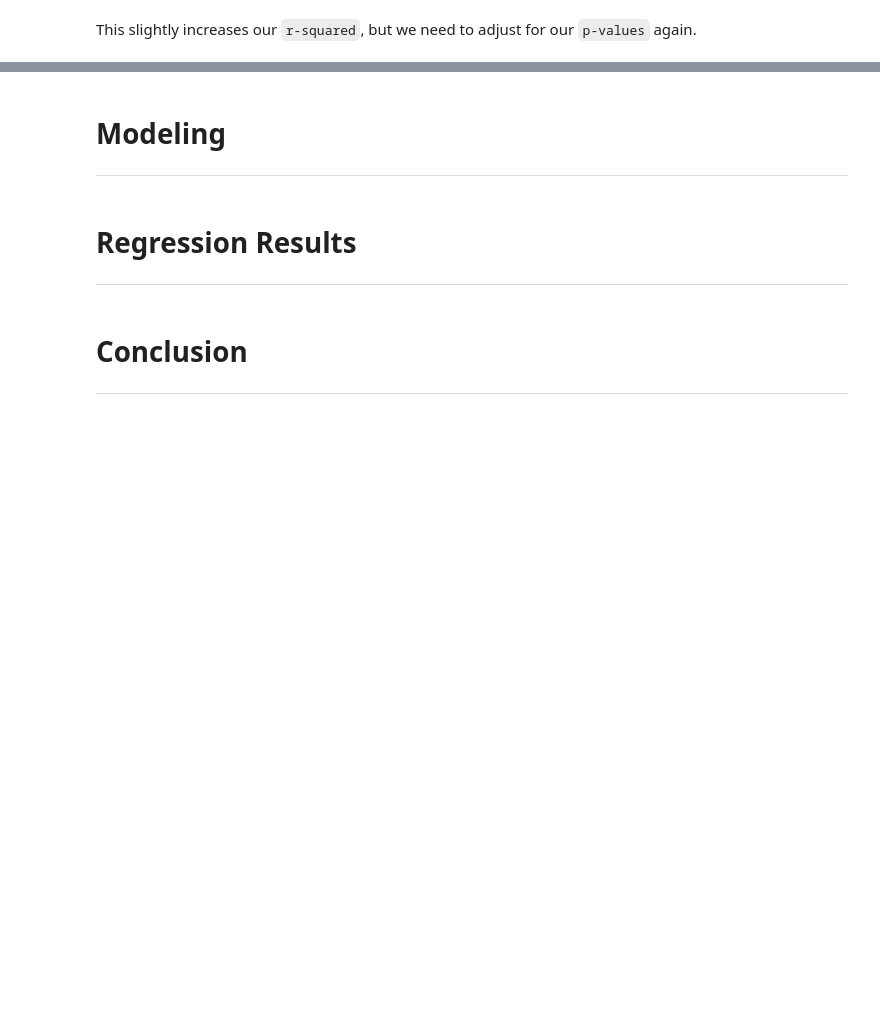
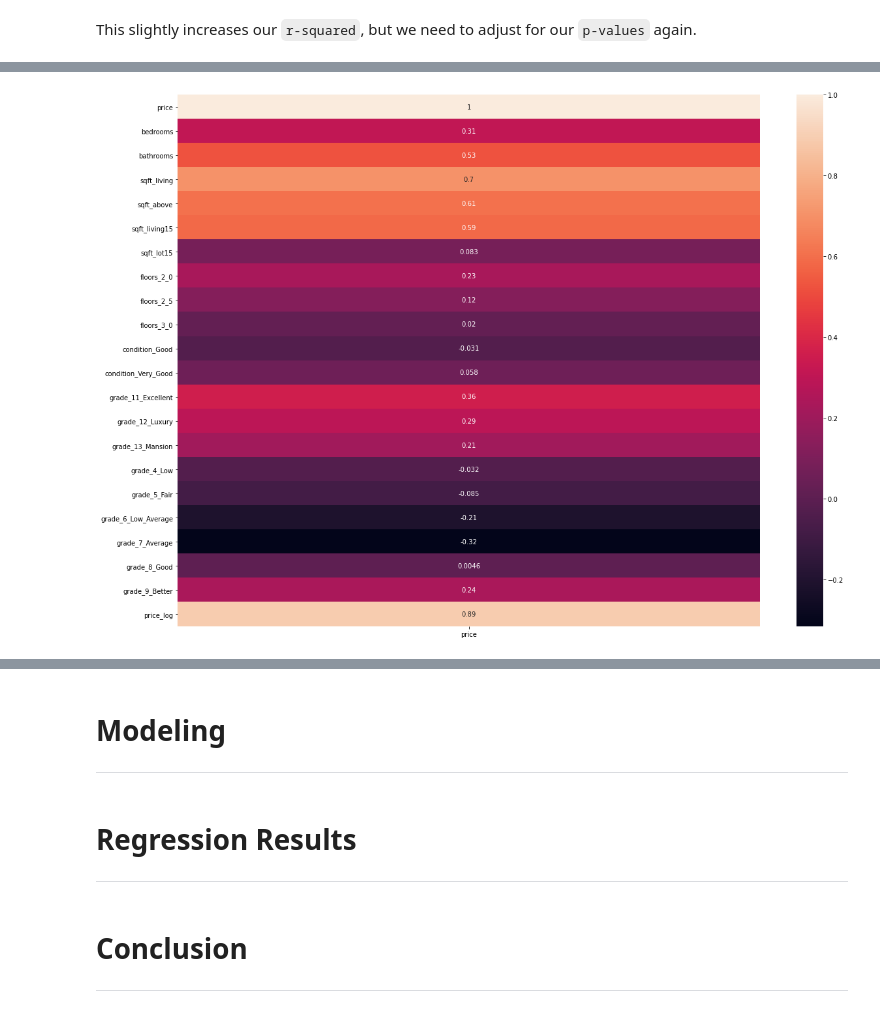
Before and after one commit to kernerh/King-County-Home-Renovations, a Jupyter notebook: student.ipynb, the cells around one changed output, grey strips where cells are left out. Drawn from its saved outputs; the diff is of its cells as text; code cells hidden in the pictures; blank space fills up the shorter version.

```diff
--- a/student.ipynb
+++ b/student.ipynb
@@ -2067,0 +1995,12 @@ formula = outcome + '~' + pred_sum
+# %%
+# Repeat the process with our original data to prepare another model need be
+
+# Create figure for plot
+fig, ax = plt.subplots(figsize=(20,15))
+
+# Create matrix for heatmap, for only price_log column
+corr = df_3.corr()
+c = corr[['price']]
+sns.heatmap(c, annot=True, ax=ax);
+# %% [output]
+[figure, added]
```
Also changed, not shown: parts of 92 cells of this notebook.
